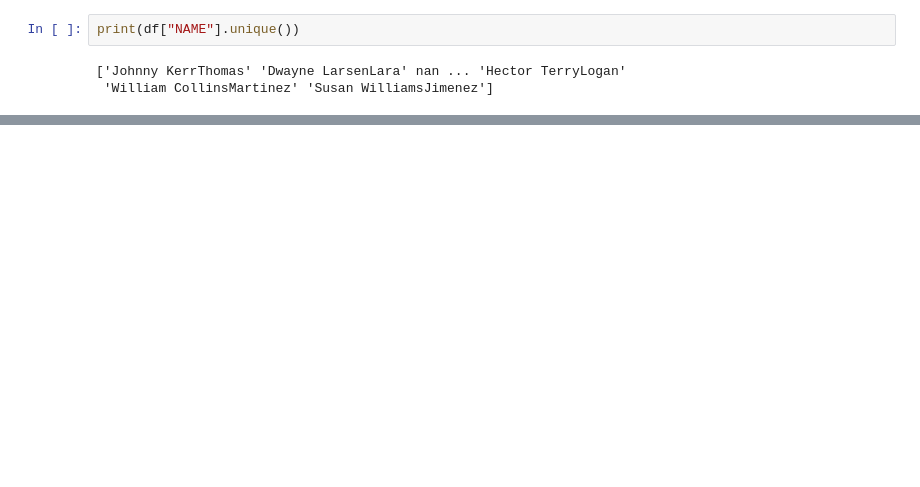
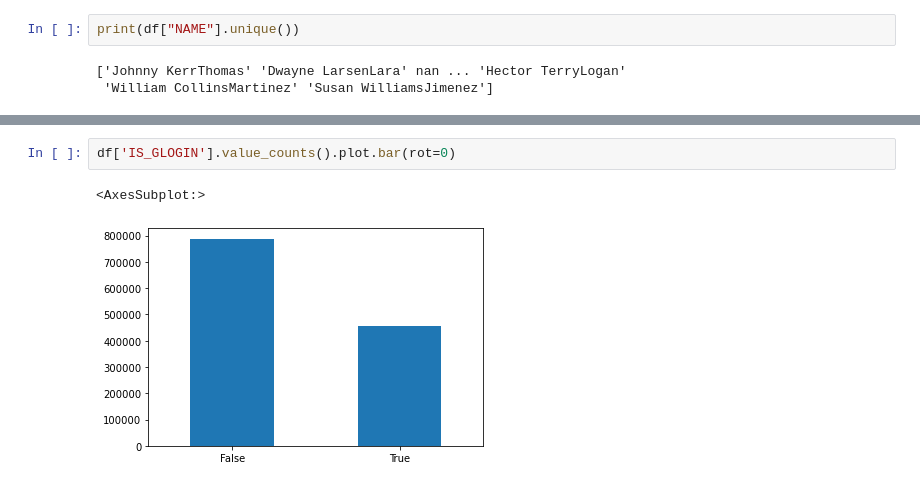
Before and after one commit to rida-manzoor/Pandas, a Jupyter notebook: Untitled.ipynb, the cells around one changed output, grey strips where cells are left out. Saved outputs shown, nothing was run; the diff lists cells and outputs as text; blank space fills up the shorter version.

```diff
--- a/Untitled.ipynb
+++ b/Untitled.ipynb
@@ -81,0 +168,5 @@ print(df["NAME"].unique())
+# %%
+df['IS_GLOGIN'].value_counts().plot.bar(rot=0)
+# %% [output]
+<AxesSubplot:>
+[figure, added]
```
Also changed, not shown: parts of 49 cells of this notebook.
